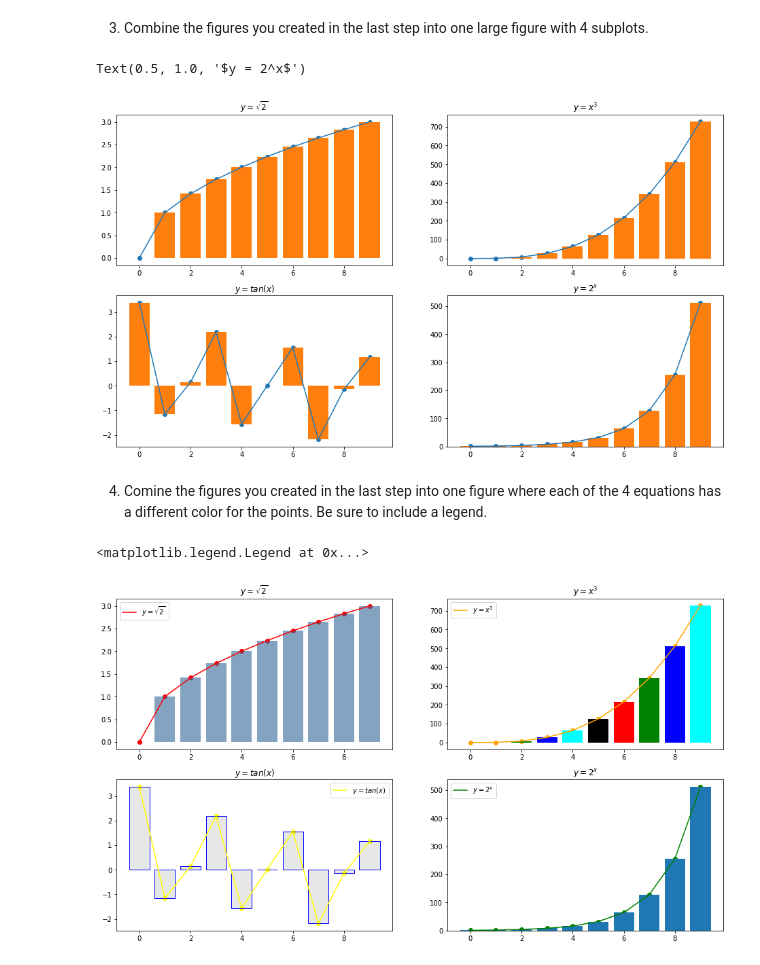
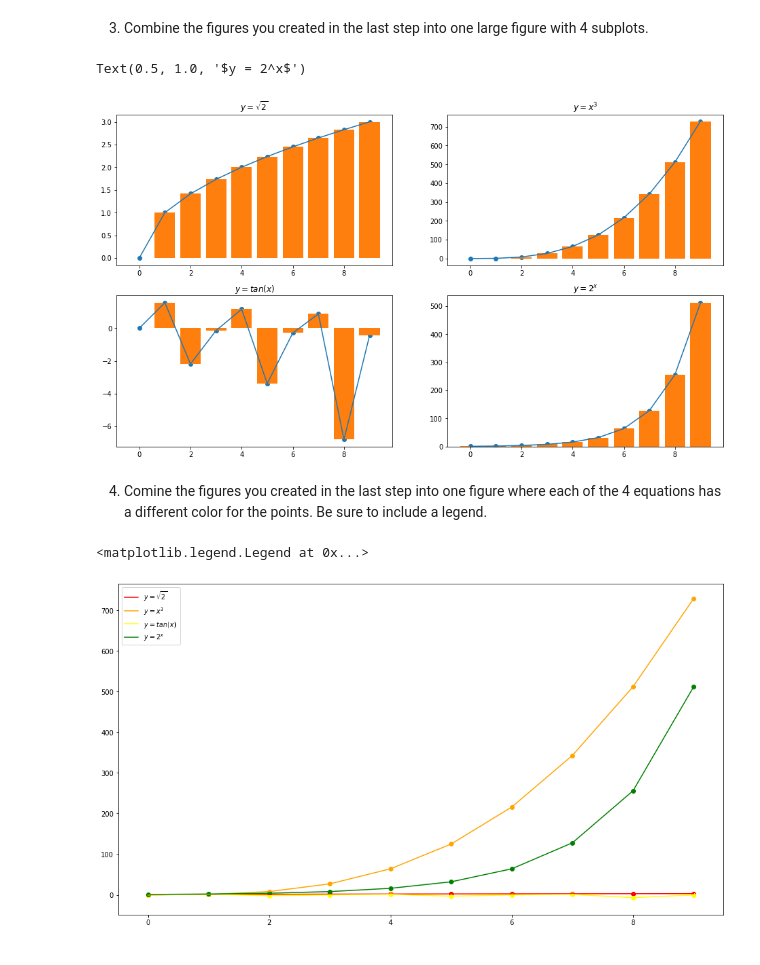
Before and after one commit to Yongliang-Shi/numpy-pandas-visualization-exercises, a Jupyter notebook: matplotlib_exercises.ipynb, the cells around one changed output. Drawn from its saved outputs; the diff is of its cells as text; code cells hidden in the pictures.

Commit message:
review matplotlib exercises

```diff
--- a/matplotlib_exercises.ipynb
+++ b/matplotlib_exercises.ipynb
@@ -64,7 +74,7 @@ Text(0.5, 1.0, '$y = x^3$')
 [figure]
 # %%
 x3 = range(10)
-y3 = [math.tan(i) for i in x]
+y3 = [math.tan(i) for i in x3]
 
 plt.scatter(x3,y3)
 plt.plot(x3,y3)
@@ -116,6 +129,8 @@ plt.scatter(x4,y4)
 plt.plot(x4,y4)
 plt.bar(x4,y4)
 plt.title(r"$y = 2^x$")
+
+# Review: add x and y labels
 # %% [output]
 Text(0.5, 1.0, '$y = 2^x$')
-[figure, old version]
+[figure, new version]
@@ -126,37 +139,42 @@ Text(0.5, 1.0, '$y = 2^x$')
 # %%
 plt.figure(figsize = (16, 9))
 
-plt.subplot(2,2,1)
+# Review: in one picture so make sure the x range is the same.
+
+# plt.subplot(2,2,1)
 
 plt.scatter(x1,y1, c='red')
 plt.plot(x1,y1,c='red',label = r"$y = \sqrt{2}$")
-plt.bar(x1,y1,color=(0.2, 0.4, 0.6, 0.6))
-plt.title(r"$y = \sqrt{2}$")
-plt.legend()
+# plt.bar(x1,y1,color=(0.2, 0.4, 0.6, 0.6))
+# plt.title(r"$y = \sqrt{2}$")
+# plt.legend()
 
-plt.subplot(2,2,2)
+# plt.subplot(2,2,2)
 
 plt.scatter(x2,y2,c='orange')
 plt.plot(x2,y2,c='orange',label = r"$y = x^3$")
-plt.bar(x2,y2,color=['black', 'red', 'green', 'blue', 'cyan'])
-plt.title(r"$y = x^3$")
-plt.legend()
+# plt.bar(x2,y2,color=['black', 'red', 'green', 'blue', 'cyan'])
+# plt.title(r"$y = x^3$")
+# plt.legend()
 
-plt.subplot(2,2,3)
+# plt.subplot(2,2,3)
 
 plt.scatter(x3,y3,c='yellow')
 plt.plot(x3,y3,c='yellow',label = r"$y = tan(x)$")
-plt.bar(x3,y3,color=(0.1, 0.1, 0.1, 0.1),  edgecolor='blue')
-plt.title(r"$y = tan(x)$")
-plt.legend()
+# plt.bar(x3,y3,color=(0.1, 0.1, 0.1, 0.1),  edgecolor='blue')
+# plt.title(r"$y = tan(x)$")
+# plt.legend()
 
-plt.subplot(2,2,4)
+# plt.subplot(2,2,4)
 
 plt.scatter(x4,y4,c='green')
 plt.plot(x4,y4,c='green',label = r"$y = 2^x$")
-plt.bar(x4,y4)
-plt.title(r"$y = 2^x$")
+# plt.bar(x4,y4)
+# plt.title(r"$y = 2^x$")
 plt.legend()
+
+# Review: add x and y labels
+# Review: set the limit of x, y based on the purpose
 # %% [output]
 <matplotlib.legend.Legend at 0x...>
-[figure, old version]
+[figure, new version]
```
Also changed, not shown: parts of 6 cells of this notebook.
